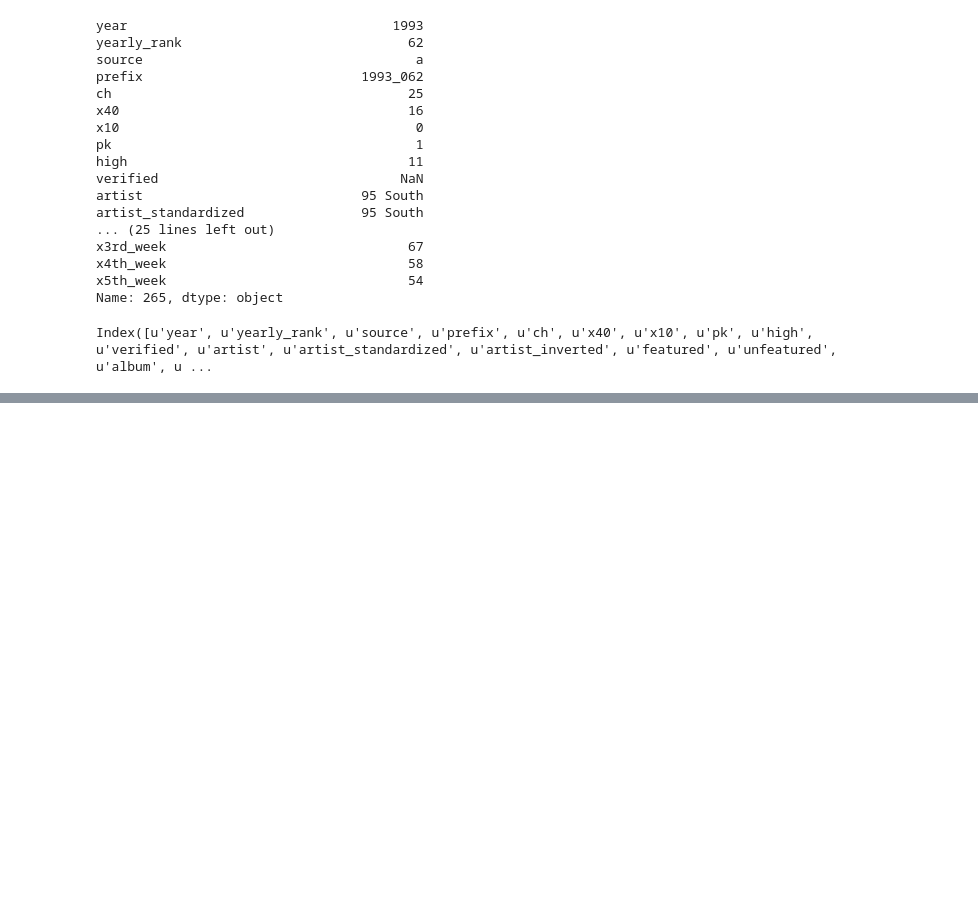
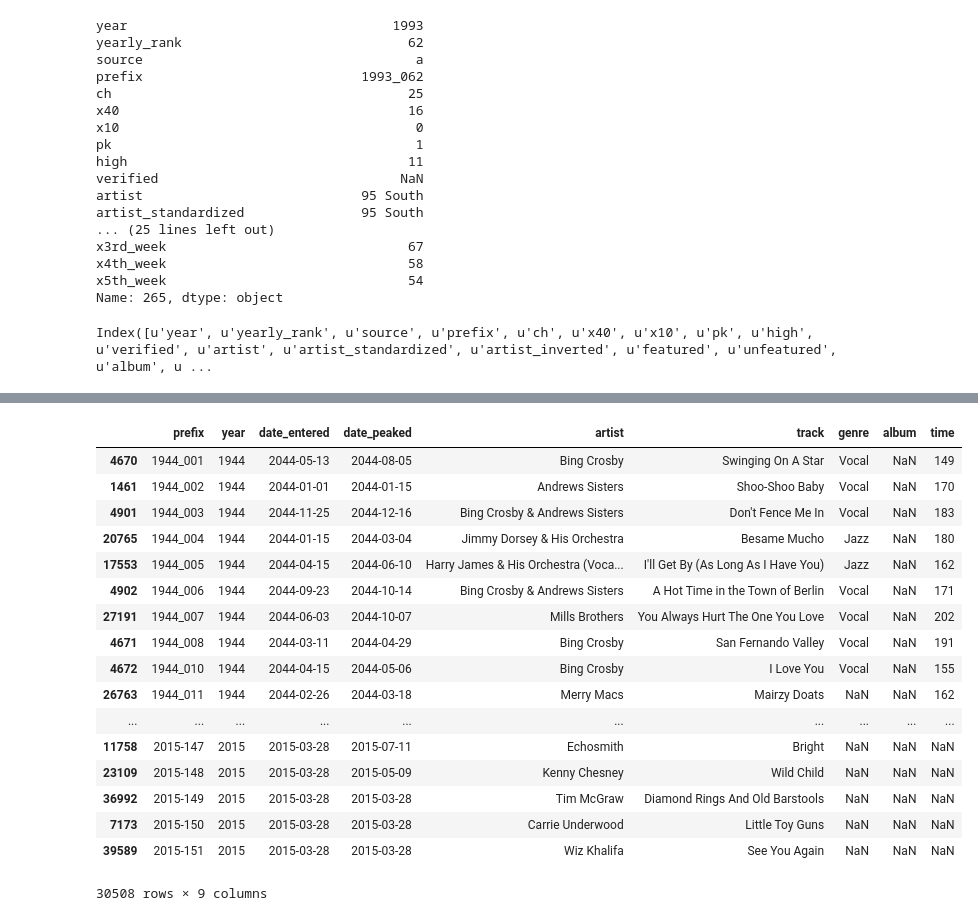
Before and after one commit to trxw/CDIPS_PandoraTeam, a Jupyter notebook: billboard/billboard.ipynb, the cells around one changed output, grey strips where cells are left out. Drawn from its saved outputs; the diff is of its cells as text; code cells hidden in the pictures; blank space fills up the shorter version.

```diff
--- a/billboard/billboard.ipynb
+++ b/billboard/billboard.ipynb
@@ -50,4 +51,19 @@ cols = billboard.keys()
 cols
 # %% [output]
 Index([u'year', u'yearly_rank', u'source', u'prefix', u'ch', u'x40', u'x10', u'pk', u'high', u'verified', u'artist', u'artist_standardized', u'artist_inverted', u'featured', u'unfeatured', u'album', u ...
+# %%
+def convertDate(s):
+    fmt = '%m/%d/%y'
+    try:
+        return dt.datetime.strptime(s, fmt)
+    except:
+        return None
+
+def timeInSec(t):
+    fmt = '%M:%S'
+    try:
+        x = time.strptime(t,fmt)
+        return dt.timedelta(hours=x.tm_hour,minutes=x.tm_min,seconds=x.tm_sec).total_seconds()
+    except:
+        return None
 # %%
@@ -54,3 +71,9 @@ Index([u'year', u'yearly_rank', u'source', u'prefix', u'ch', u'x40', u'x10', u'p
 for col in cols:
     if billboard[col].dtype == np.dtype('O'):
         billboard[col] = billboard[col].str.decode('iso-8859-1').str.encode('utf-8')
+# %%
+# convert time to seconds (NaN if invalid format)
+#billboard.time.apply(timeInSec)
+billboard.time = billboard.time.apply(timeInSec)
+billboard['time_(album)'] = billboard['time_(album)'].apply(timeInSec)
+billboard.time
@@ -56,0 +98,7 @@ for col in cols:
+# %%
+# convert to integers
+weeks = [s for s in cols if 'week' in s]
+for field in ['ch','x40','x10','high','temp_1'] + weeks:
+    billboard[field] = billboard[field].convert_objects(convert_numeric=True)
+
+billboard.x7th_week
@@ -56,0 +123,26 @@ for col in cols:
+# %%
+# convert dates (rows with non-usable dates appear to be duplicates so remove them)
+billboard.date_entered = billboard.date_entered.apply(convertDate)
+billboard.date_peaked = billboard.date_peaked.apply(convertDate)
+billboard = billboard[(pd.notnull(billboard.date_entered)) & (pd.notnull(billboard.date_peaked))]
+billboard = billboard.sort('prefix')
+billboard[['prefix','year','date_entered','date_peaked','artist','track','genre','album','time']]
+# %% [output]
+|  | prefix | year | date_entered | date_peaked | artist | track | genre | album | time |
+| 4670 | 1944_001 | 1944 | 2044-05-13 | 2044-08-05 | Bing Crosby | Swinging On A Star | Vocal | NaN | 149 |
+| 1461 | 1944_002 | 1944 | 2044-01-01 | 2044-01-15 | Andrews Sisters | Shoo-Shoo Baby | Vocal | NaN | 170 |
+| 4901 | 1944_003 | 1944 | 2044-11-25 | 2044-12-16 | Bing Crosby & Andrews Sisters | Don't Fence Me In | Vocal | NaN | 183 |
+| 20765 | 1944_004 | 1944 | 2044-01-15 | 2044-03-04 | Jimmy Dorsey & His Orchestra | Besame Mucho | Jazz | NaN | 180 |
+| 17553 | 1944_005 | 1944 | 2044-04-15 | 2044-06-10 | Harry James & His Orchestra (Voca... | I'll Get By (As Long As I Have You) | Jazz | NaN | 162 |
+| 4902 | 1944_006 | 1944 | 2044-09-23 | 2044-10-14 | Bing Crosby & Andrews Sisters | A Hot Time in the Town of Berlin | Vocal | NaN | 171 |
+| 27191 | 1944_007 | 1944 | 2044-06-03 | 2044-10-07 | Mills Brothers | You Always Hurt The One You Love | Vocal | NaN | 202 |
+| 4671 | 1944_008 | 1944 | 2044-03-11 | 2044-04-29 | Bing Crosby | San Fernando Valley | Vocal | NaN | 191 |
+| 4672 | 1944_010 | 1944 | 2044-04-15 | 2044-05-06 | Bing Crosby | I Love You | Vocal | NaN | 155 |
+| 26763 | 1944_011 | 1944 | 2044-02-26 | 2044-03-18 | Merry Macs | Mairzy Doats | NaN | NaN | 162 |
+| ... | ... | ... | ... | ... | ... | ... | ... | ... | ... |
+| 11758 | 2015-147 | 2015 | 2015-03-28 | 2015-07-11 | Echosmith | Bright | NaN | NaN | NaN |
+| 23109 | 2015-148 | 2015 | 2015-03-28 | 2015-05-09 | Kenny Chesney | Wild Child | NaN | NaN | NaN |
+| 36992 | 2015-149 | 2015 | 2015-03-28 | 2015-03-28 | Tim McGraw | Diamond Rings And Old Barstools | NaN | NaN | NaN |
+| 7173 | 2015-150 | 2015 | 2015-03-28 | 2015-03-28 | Carrie Underwood | Little Toy Guns | NaN | NaN | NaN |
+| 39589 | 2015-151 | 2015 | 2015-03-28 | 2015-03-28 | Wiz Khalifa | See You Again | NaN | NaN | NaN |
+30508 rows × 9 columns
```
Also changed, not shown: parts of 19 cells of this notebook, 2 other files.
